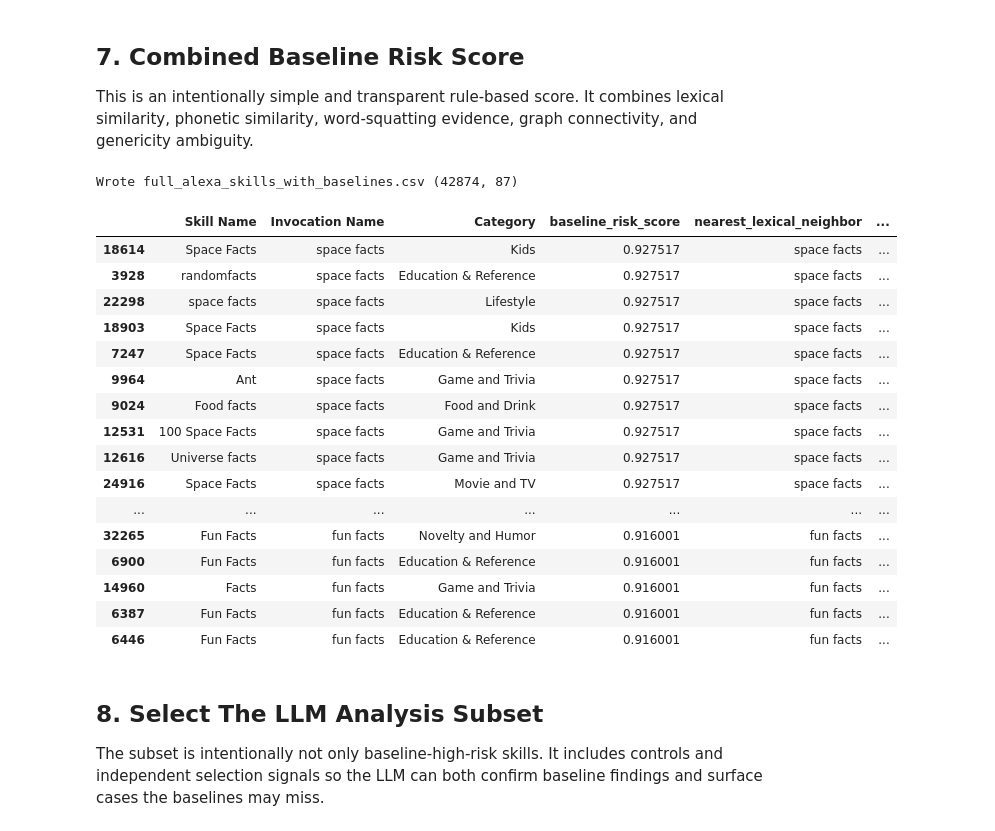
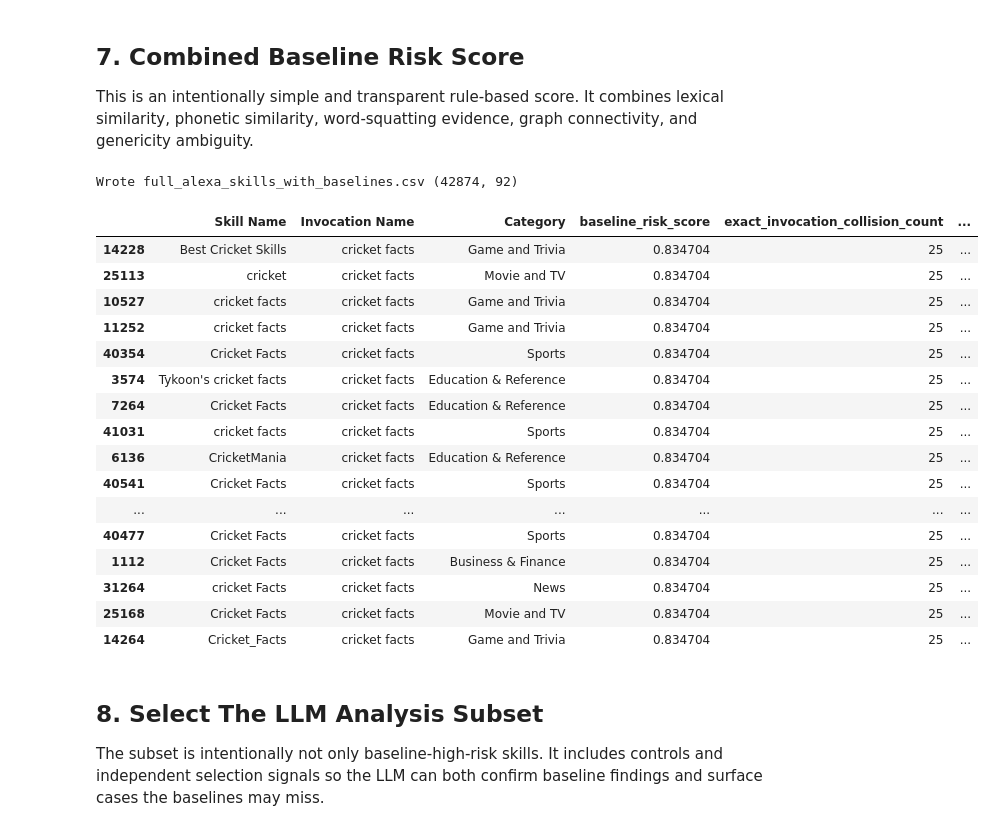
Before and after one commit to janiceeguo/CS6763-CPS-Final, a Jupyter notebook: baseline_similarity_pipeline.ipynb, the cells around one changed output. Saved outputs shown, nothing was run; the diff lists cells and outputs as text; code cells hidden in the pictures.

Commit message:
revised baselines

```diff
--- a/baseline_similarity_pipeline.ipynb
+++ b/baseline_similarity_pipeline.ipynb
@@ -347,7 +387,11 @@ for idx, tokens in enumerate(full_df["invocation_tokens"]):
             rows = delete_signature_to_rows.get(signature, [])
             if len(rows) <= MAX_SIGNATURE_GROUP_SIZE:
                 for cand in rows:
-                    if cand != idx and len(full_df.iloc[cand]["invocation_tokens"]) == len(token_tuple):
+                    if (
+                        cand != idx
+                        and len(full_df.iloc[cand]["invocation_tokens"]) == len(token_tuple)
+                        and tuple(full_df.iloc[cand]["invocation_tokens"]) != token_tuple
+                    ):
                         candidates.add(cand)
                         patterns.setdefault(cand, "one_token_substitution")
                         if len(candidates) >= MAX_WORD_SQUAT_CANDIDATES_PER_SKILL:
@@ -532,12 +581,16 @@ Wrote top_phonetic_pairs.csv (50000, 11)
 
 The graph uses skills as nodes and phonetic-neighbor relationships as edges. Connected components are treated as clusters of potentially confusable skills.
 # %%
+# Build the phonetic graph over unique invocation names, not duplicate skill rows.
 G = nx.Graph()
-G.add_nodes_from(range(len(full_df)))
+G.add_nodes_from(range(len(unique_invocations_df)))
 
-# Add edges from the phonetic nearest-neighbor baseline.
 for row in phonetic_pair_rows:
-    G.add_edge(int(row["source_row"]), int(row["target_row"]), weight=row["phonetic_similarity"])
+    G.add_edge(
+        int(row["source_unique_invocation_id"]),
+        int(row["target_unique_invocation_id"]),
+        weight=row["phonetic_similarity"],
+    )
 
 component_id = {}
 component_size = {}
@@ -548,23 +601,25 @@ for cid, component in enumerate(components):
         component_id[node] = cid
         component_size[node] = size
 
-full_df["phonetic_graph_degree"] = [G.degree(i) for i in range(len(full_df))]
-full_df["phonetic_cluster_id"] = [component_id[i] for i in range(len(full_df))]
-full_df["phonetic_cluster_size"] = [component_size[i] for i in range(len(full_df))]
+unique_graph_degree = {uid: G.degree(uid) for uid in range(len(unique_invocations_df))}
+full_df["phonetic_graph_degree"] = full_df["unique_invocation_id"].map(unique_graph_degree).astype(int)
+full_df["phonetic_cluster_id"] = full_df["unique_invocation_id"].map(component_id).astype(int)
+full_df["phonetic_cluster_size"] = full_df["unique_invocation_id"].map(component_size).astype(int)
 
 cluster_rows = []
 for cid, component in enumerate(components):
     if len(component) <= 1:
         continue
-    members = sorted(component, key=lambda i: full_df.iloc[i]["nearest_phonetic_similarity"], reverse=True)
+    members = sorted(component, key=lambda uid: unique_nearest_phonetic_score.get(uid, 0), reverse=True)
+    example_rows = [representative_row_by_unique_id[uid] for uid in members[:10]]
     cluster_rows.append({
         "phonetic_cluster_id": cid,
-        "cluster_size": len(component),
-        "example_invocations": "; ".join(full_df.iloc[i]["Invocation Name"] for i in members[:10]),
-        "categories": "; ".join(sorted(set(full_df.iloc[i]["Category"] for i in members[:10]))),
+        "cluster_size_unique_invocations": len(component),
+        "example_invocations": "; ".join(unique_invocations_df.iloc[uid]["normalized_invocation"] for uid in members[:10]),
+        "example_categories": "; ".join(sorted(set(full_df.iloc[row]["Category"] for row in example_rows))),
     })
 
-clusters_df = pd.DataFrame(cluster_rows).sort_values("cluster_size", ascending=False)
+clusters_df = pd.DataFrame(cluster_rows).sort_values("cluster_size_unique_invocations", ascending=False)
 clusters_df.to_csv(PHONETIC_CLUSTERS_OUT, index=False)
 print("Wrote", PHONETIC_CLUSTERS_OUT, clusters_df.shape)
 clusters_df.head(10)
@@ -589,54 +644,58 @@ This is an intentionally simple and transparent rule-based score. It combines le
 def minmax(series):
     series = pd.Series(series).astype(float)
     mn, mx = series.min(), series.max()
     if mx <= mn:
         return pd.Series(np.zeros(len(series)), index=series.index)
     return (series - mn) / (mx - mn)
 
+full_df["norm_exact_invocation_collision_count"] = minmax(np.log1p(full_df["exact_invocation_collision_count"]))
 full_df["norm_lexical_neighbor_count"] = minmax(np.log1p(full_df["lexical_neighbor_count_topk"]))
 full_df["norm_phonetic_neighbor_count"] = minmax(np.log1p(full_df["phonetic_neighbor_count_topk"]))
 full_df["norm_word_squat_count"] = minmax(np.log1p(full_df["word_squat_candidate_count"]))
 full_df["norm_phonetic_graph_degree"] = minmax(np.log1p(full_df["phonetic_graph_degree"]))
 full_df["norm_phonetic_cluster_size"] = minmax(np.log1p(full_df["phonetic_cluster_size"]))
 
+# This score separates exact invocation-name collisions from non-identical near-neighbor similarity.
 full_df["baseline_risk_score"] = (
-    0.25 * full_df["nearest_lexical_similarity"] +
-    0.20 * full_df["nearest_phonetic_similarity"] +
+    0.20 * full_df["nearest_lexical_similarity"] +
+    0.15 * full_df["nearest_phonetic_similarity"] +
     0.15 * full_df["norm_word_squat_count"] +
     0.15 * full_df["norm_phonetic_graph_degree"] +
     0.15 * full_df["norm_genericity_ambiguity_score"] +
-    0.10 * full_df["norm_lexical_neighbor_count"]
+    0.10 * full_df["norm_lexical_neighbor_count"] +
+    0.10 * full_df["norm_exact_invocation_collision_count"]
 )
 
 full_df["baseline_risk_percentile"] = full_df["baseline_risk_score"].rank(pct=True)
 
 full_df.to_csv(BASELINE_OUT, index=False)
 print("Wrote", BASELINE_OUT, full_df.shape)
 full_df.sort_values("baseline_risk_score", ascending=False)[[
     "Skill Name", "Invocation Name", "Category", "baseline_risk_score",
+    "exact_invocation_collision_count",
     "nearest_lexical_neighbor", "nearest_lexical_similarity",
     "nearest_phonetic_neighbor", "nearest_phonetic_similarity",
     "word_squat_candidate_count", "phonetic_graph_degree"
 ]].head(20)
 # %% [output]
-Wrote full_alexa_skills_with_baselines.csv (42874, 87)
+Wrote full_alexa_skills_with_baselines.csv (42874, 92)
-|  | Skill Name | Invocation Name | Category | baseline_risk_score | nearest_lexical_neighbor | ... |
-| 18614 | Space Facts | space facts | Kids | 0.927517 | space facts | ... |
-| 3928 | randomfacts | space facts | Education & Reference | 0.927517 | space facts | ... |
-| 22298 | space facts | space facts | Lifestyle | 0.927517 | space facts | ... |
-| 18903 | Space Facts | space facts | Kids | 0.927517 | space facts | ... |
-| 7247 | Space Facts | space facts | Education & Reference | 0.927517 | space facts | ... |
-| 9964 | Ant | space facts | Game and Trivia | 0.927517 | space facts | ... |
-| 9024 | Food facts | space facts | Food and Drink | 0.927517 | space facts | ... |
-| 12531 | 100 Space Facts | space facts | Game and Trivia | 0.927517 | space facts | ... |
-| 12616 | Universe facts | space facts | Game and Trivia | 0.927517 | space facts | ... |
-| 24916 | Space Facts | space facts | Movie and TV | 0.927517 | space facts | ... |
+|  | Skill Name | Invocation Name | Category | baseline_risk_score | exact_invocation_collision_count | ... |
+| 14228 | Best Cricket Skills | cricket facts | Game and Trivia | 0.834704 | 25 | ... |
+| 25113 | cricket | cricket facts | Movie and TV | 0.834704 | 25 | ... |
+| 10527 | cricket facts | cricket facts | Game and Trivia | 0.834704 | 25 | ... |
+| 11252 | cricket facts | cricket facts | Game and Trivia | 0.834704 | 25 | ... |
+| 40354 | Cricket Facts | cricket facts | Sports | 0.834704 | 25 | ... |
+| 3574 | Tykoon's cricket facts | cricket facts | Education & Reference | 0.834704 | 25 | ... |
+| 7264 | Cricket Facts | cricket facts | Education & Reference | 0.834704 | 25 | ... |
+| 41031 | cricket facts | cricket facts | Sports | 0.834704 | 25 | ... |
+| 6136 | CricketMania | cricket facts | Education & Reference | 0.834704 | 25 | ... |
+| 40541 | Cricket Facts | cricket facts | Sports | 0.834704 | 25 | ... |
 | ... | ... | ... | ... | ... | ... | ... |
-| 32265 | Fun Facts | fun facts | Novelty and Humor | 0.916001 | fun facts | ... |
-| 6900 | Fun Facts | fun facts | Education & Reference | 0.916001 | fun facts | ... |
-| 14960 | Facts | fun facts | Game and Trivia | 0.916001 | fun facts | ... |
-| 6387 | Fun Facts | fun facts | Education & Reference | 0.916001 | fun facts | ... |
-| 6446 | Fun Facts | fun facts | Education & Reference | 0.916001 | fun facts | ... |
+| 40477 | Cricket Facts | cricket facts | Sports | 0.834704 | 25 | ... |
+| 1112 | Cricket Facts | cricket facts | Business & Finance | 0.834704 | 25 | ... |
+| 31264 | cricket Facts | cricket facts | News | 0.834704 | 25 | ... |
+| 25168 | Cricket Facts | cricket facts | Movie and TV | 0.834704 | 25 | ... |
+| 14264 | Cricket_Facts | cricket facts | Game and Trivia | 0.834704 | 25 | ... |
 # %% [markdown]
 ## 8. Select The LLM Analysis Subset
 
```
Also changed, not shown: parts of 7 cells of this notebook, 8 other files.
